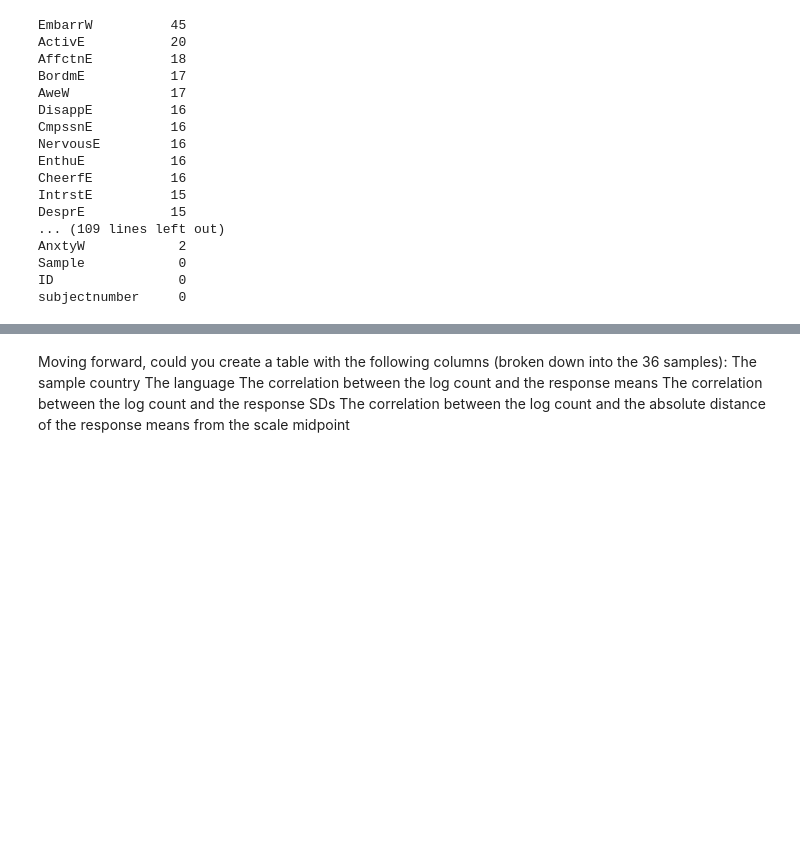
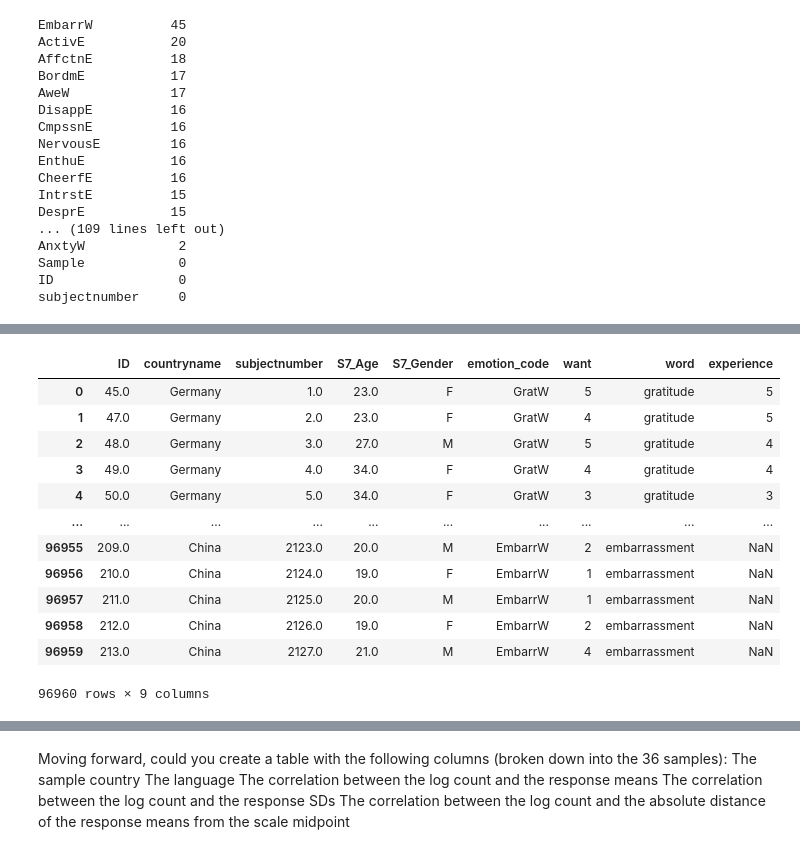
Before and after one commit to AsherKtech/hypocognition, a Jupyter notebook: notebooks/tamir.ipynb, the cells around one changed output, grey strips where cells are left out. Cells and saved outputs as stored; diff of their text form; code cells hidden in the pictures; blank space fills up the shorter version.

```diff
--- a/notebooks/tamir.ipynb
+++ b/notebooks/tamir.ipynb
@@ -1678,0 +393,18 @@ len(emotions)
+# %%
+# transform the dataset to have those new columns
+base_cols = ["ID","countryname","subjectnumber","S7_Age","S7_Gender"]
+
+want_long = df_num.melt(
+    id_vars=base_cols,
+    value_vars=want_cols,
+    var_name="emotion_code",
+    value_name="want"
+)
+
+exp_long = df_num.melt(
+    id_vars=base_cols,
+    value_vars=exp_cols,
+    var_name="emotion_code",
+    value_name="experience"
+)
+want_long
@@ -1678,0 +475,14 @@ len(emotions)
+# %%
+# break up the column name into two new columns, emotion and want, and a sepearte table for emotion and experience
+want_long['word'] = (
+    want_long["emotion_code"]
+    .str.replace("W","",regex=False)
+    .map(emotion_map)
+)
+
+exp_long['word'] = (
+    exp_long["emotion_code"]
+    .str.replace("E","",regex=False)
+    .map(emotion_map)
+)
+exp_long
@@ -1678,0 +527,25 @@ len(emotions)
+# %%
+# merge the want and experience tables togethor
+final = want_long.merge(
+    exp_long[["ID","countryname","subjectnumber","word","experience"]],
+    on=["ID","countryname","subjectnumber","word"],
+    how="left"
+)
+
+final["word"] = final["word"].str.lower()
+
+final
+# %% [output]
+|  | ID | countryname | subjectnumber | S7_Age | S7_Gender | emotion_code | want | word | experience |
+| 0 | 45.0 | Germany | 1.0 | 23.0 | F | GratW | 5 | gratitude | 5 |
+| 1 | 47.0 | Germany | 2.0 | 23.0 | F | GratW | 4 | gratitude | 5 |
+| 2 | 48.0 | Germany | 3.0 | 27.0 | M | GratW | 5 | gratitude | 4 |
+| 3 | 49.0 | Germany | 4.0 | 34.0 | F | GratW | 4 | gratitude | 4 |
+| 4 | 50.0 | Germany | 5.0 | 34.0 | F | GratW | 3 | gratitude | 3 |
+| ... | ... | ... | ... | ... | ... | ... | ... | ... | ... |
+| 96955 | 209.0 | China | 2123.0 | 20.0 | M | EmbarrW | 2 | embarrassment | NaN |
+| 96956 | 210.0 | China | 2124.0 | 19.0 | F | EmbarrW | 1 | embarrassment | NaN |
+| 96957 | 211.0 | China | 2125.0 | 20.0 | M | EmbarrW | 1 | embarrassment | NaN |
+| 96958 | 212.0 | China | 2126.0 | 19.0 | F | EmbarrW | 2 | embarrassment | NaN |
+| 96959 | 213.0 | China | 2127.0 | 21.0 | M | EmbarrW | 4 | embarrassment | NaN |
+96960 rows × 9 columns
```
Also changed, not shown: parts of 238 cells of this notebook, 5 other files.
